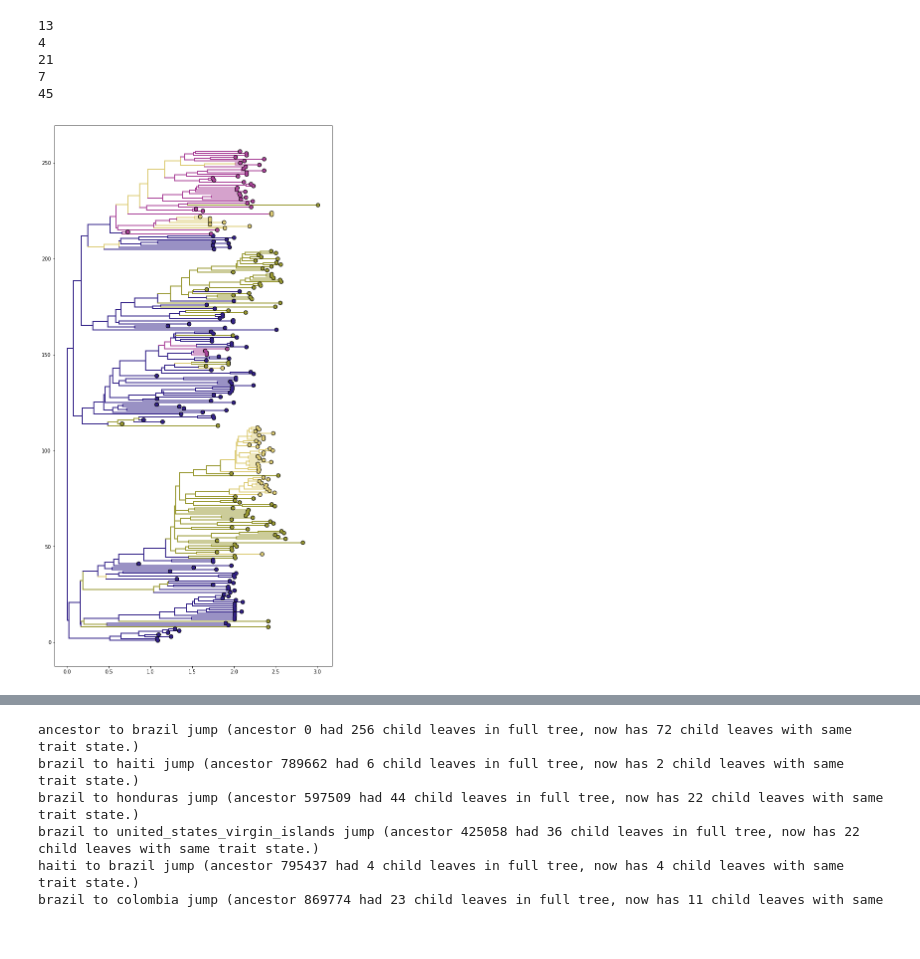
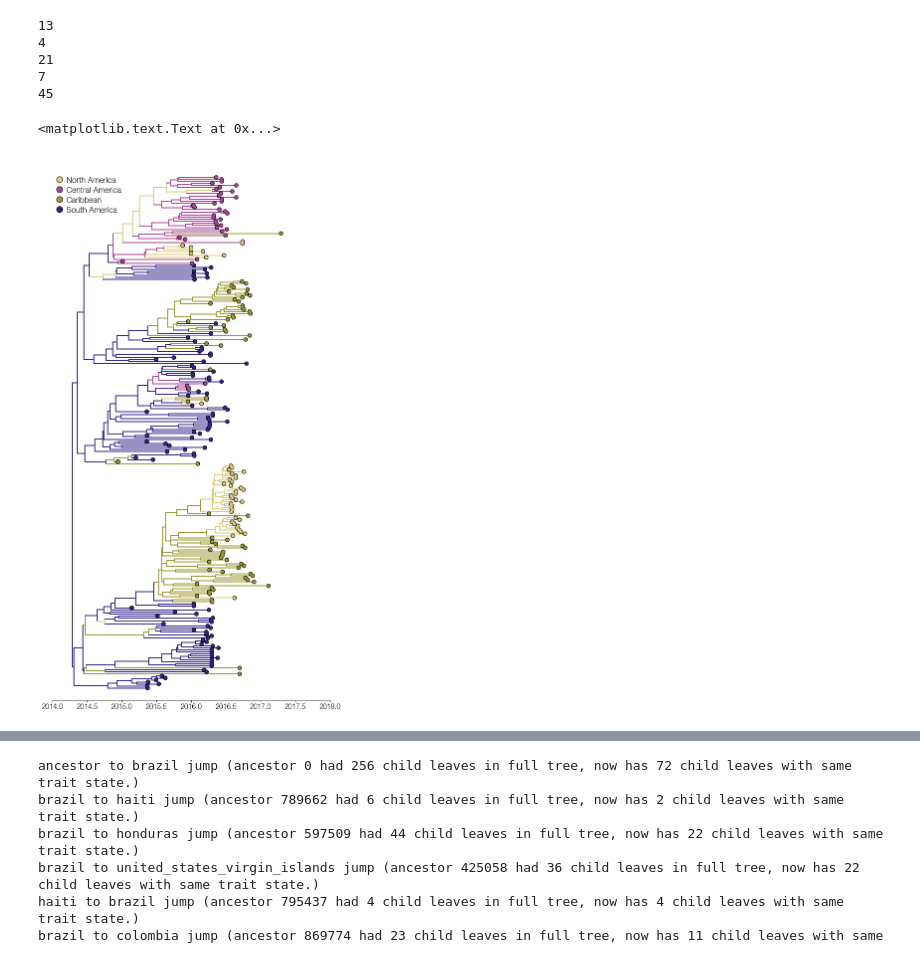
Before and after one commit to blab/zika-usvi, a Jupyter notebook: scripts/tree-plotting.ipynb, the cells around one changed output, grey strips where cells are left out. Drawn from its saved outputs; the diff is of its cells as text; code cells hidden in the pictures.

```diff
--- a/scripts/tree-plotting.ipynb
+++ b/scripts/tree-plotting.ipynb
@@ -46,6 +46,9 @@ with open(estimatedTipDates, 'rU') as file:
                 element = element.replace('age(','').replace(')','').strip()
                 taxonNames.append(element)
 
-estimTipDates_df = pd.read_table(estimatedTipDates, sep='\t', skiprows=[0,1,2]) #skip comment lines written to log file
-estimTipDates_df  = estimDates.keys()
+estimTipDates_df = pd.read_table(estimatedTipDates, sep='\t', comment='#')#skiprows=[0,1,2]) #skip comment lines written to log file
+print estimTipDates_df
+#estimTipDates_df  = estimatedTipDates.keys()
 burninTreeDates = int(round(len(estimTipDates_df)*0.1))
+print burninTreeDates
+print len(estimTipDates_df)
@@ -53,7 +74,8 @@ burninTreeDates = int(round(len(estimTipDates_df)*0.1))
 # get dates and ages
 mostRecentTip = 2017.295890410959
 tipLogDict = estimTipDates_df.to_dict(orient='list')
-meanAges = {key:np.mean(tipLogDict[key][burnin:]) for key in tipLogDict.keys()} #get mean age of a taxon excluding burnin period
+#print tipLogDict['age(Aedes_aegypti/MEX/MEX_I_44/2016|2016-XX-XX|north_america|mexico)']
+meanAges = {key.replace('age(','').replace(')',''):np.mean(tipLogDict[key][burninTreeDates:]) for key in tipLogDict.keys()} #get mean age of a taxon excluding burnin period
 meanDecimalDates = {key:mostRecentTip-meanAges[key] for key in meanAges.keys()} #get sampling decimal dates as most recent tip - age
 print meanDecimalDates
 # %% [output]
@@ -196,38 +218,60 @@ caribColor = '#999933'
 #This works when x values remain as ages from youngest tip.
 #Tree plots BACKWARDS when AbsoluteTime is used...WHY???
 ### NOTE: root x value is 0, and .x values count from that. this is opposite to figtree where 0 == youngest tip!
 fig,ax = plt.subplots(figsize=(10,20),facecolor='w')
 branchWidth=2 ## default branch width
 cmap=mpl.cm.viridis
 
 for k in linked_list.Objects:
-    x = k.x
+    x = k.absoluteTime
     y = k.y
-    xp = k.parent.x
+    xp = k.parent.absoluteTime
     if xp == None:
         xp = x ## get x position of current node's parent
 
     if isinstance(k,bt.leaf):
         if k.name.split('|')[3] in northAm:
             color = northAmcolor
         elif k.name.split('|')[3] in southAm:
             color = southAmcolor
         elif k.name.split('|')[3] in centralAm:
             color = centralAmcolor
         elif k.name.split('|')[3] in carib:
             color = caribColor
-
-    if isinstance(k,bt.leaf) or k.branchType=='leaf': ## if leaf...
         s=50-10*k.height/linked_list.treeHeight #size to draw the circle
         ax.scatter(x,y,s=s,facecolor=color,edgecolor='none',zorder=11) ## plot circle for every tip
         ax.scatter(x,y,s=s+0.8*s,facecolor='k',edgecolor='none',zorder=10) ## plot black circle underneath
 
     elif isinstance(k,bt.node) or k.branchType=='node': ## if node...
         ax.plot([x,x],[k.children[0].y,k.children[1].y],lw=branchWidth,color=color,ls='-',zorder=9) # x to x, these are the vertical branches
 
     ax.plot([xp,x],[y,y],lw=branchWidth,color=color,ls='-',zorder=9)
+
+#Remove lines from sides of plot that I don't like
+ax.spines['top'].set_visible(False)
+ax.spines['right'].set_visible(False)
+ax.spines['left'].set_visible(False)
+#ax.spines['bottom'].set_visible(False)
+
+ax.tick_params(axis='y',labelsize=0,size=0)
+ax.tick_params(axis='top',labelsize=0,size=0)
+
+ax.set_xlim(2014,2018)
+ax.set_ylim(-5,len(linked_list.Objects)/2+10)
+
+#make legend
+ax.scatter(2014.1,255,s=150,facecolor=northAmcolor,edgecolor='black',zorder=10) ## plot circle for node
+ax.scatter(2014.1,250,s=150,facecolor=centralAmcolor,edgecolor='black',zorder=10) ## plot black circle underneath
+ax.scatter(2014.1,245,s=150,facecolor=caribColor,edgecolor='black',zorder=10) ## plot circle for node
+ax.scatter(2014.1,240,s=150,facecolor=southAmcolor,edgecolor='black',zorder=10) ## plot circle for node
+
+ax.text(2014.2,253.5, 'North America', size=16)
+ax.text(2014.2,248.5, 'Central America', size=16)
+ax.text(2014.2,243.5, 'Caribbean', size=16)
+ax.text(2014.2,238.5, 'South America', size=16)
 # %% [output]
+<matplotlib.text.Text at 0x...>
-[figure, old version]
+[figure, new version]
 # %%
 #here's how to make plotting in absolute time scale work!
 #note there's a bit of weirdness because k.x is counted up from root = 0, not the difference in age to the youngest tip
```
Also changed, not shown: parts of 4 cells of this notebook.
